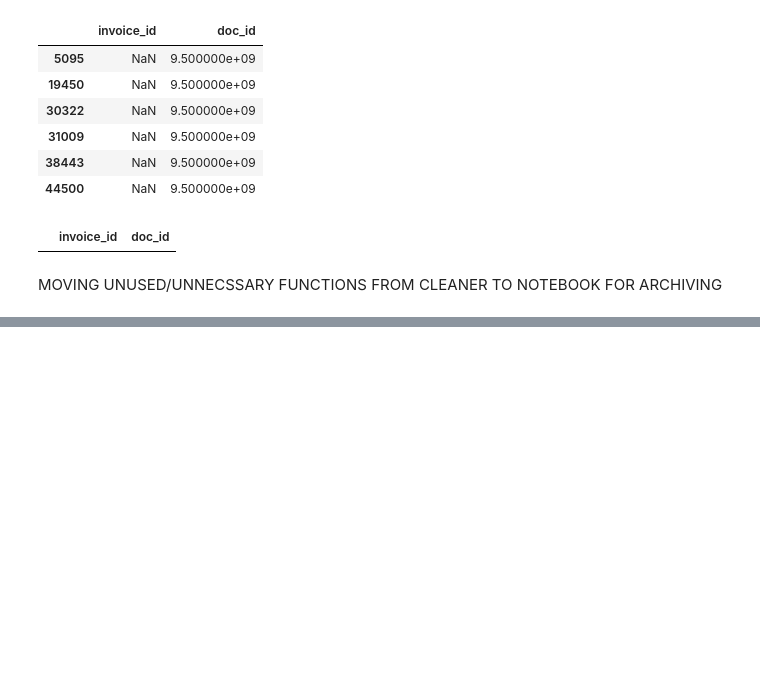
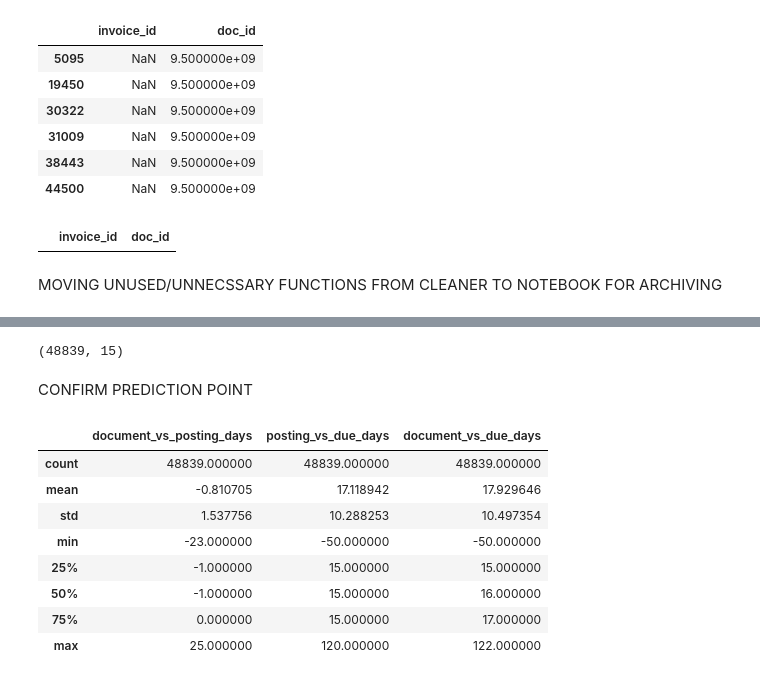
Before and after one commit to HamoodFaridi/p2p-bottleneck-delinquency-predictor, a Jupyter notebook: notebooks/01_dataset_understanding.ipynb, the cells around one changed output, grey strips where cells are left out. Drawn from its saved outputs; the diff is of its cells as text; code cells hidden in the pictures; blank space fills up the shorter version.

```diff
--- a/notebooks/01_dataset_understanding.ipynb
+++ b/notebooks/01_dataset_understanding.ipynb
@@ -714,12 +738,15 @@ DATA_PATH = (
     / "customer_invoices"
     / "dataset.csv"
 )
+# %%
+columns_to_remove = ["area_business",
+        "posting_id", "document_create_date_secondary", "invoice_id"]
 # %%
 df = load_invoice_data(DATA_PATH)
 cleaned_df = standardize_column_names(df)
-cleaned_df = remove_unusable_columns(cleaned_df)
+cleaned_df = remove_unusable_columns(cleaned_df, columns_to_remove=columns_to_remove)
 cleaned_df = standardize_date_columns(cleaned_df)
-cleaned_df = remove_redundant_columns(cleaned_df)
+# cleaned_df = remove_redundant_columns(cleaned_df)
 # %%
 cleaned_df.head(2)
 # %% [output]
@@ -869,0 +874,50 @@ def remove_redundant_columns(
+# %%
+deduplicated_df.shape
+# %% [output]
+(48839, 15)
+# %% [markdown]
+CONFIRM PREDICTION POINT
+# %%
+# Confirm the condidate prediction-point dates
+
+prediction_date_check = deduplicated_df[
+    [
+        "posting_date",
+        "document_create_date",
+        "due_in_date",
+        "clear_date"
+    ]
+].copy()
+
+prediction_date_check["document_vs_posting_days"] = (
+    prediction_date_check["document_create_date"]
+    - prediction_date_check["posting_date"]
+).dt.days
+
+prediction_date_check["posting_vs_due_days"] = (
+    prediction_date_check["due_in_date"]
+    - prediction_date_check["posting_date"]
+).dt.days
+
+prediction_date_check["document_vs_due_days"] = (
+    prediction_date_check["due_in_date"]
+    - prediction_date_check["document_create_date"]
+).dt.days
+
+prediction_date_check[
+    [
+        "document_vs_posting_days",
+        "posting_vs_due_days",
+        "document_vs_due_days",
+    ]
+].describe()
+# %% [output]
+|  | document_vs_posting_days | posting_vs_due_days | document_vs_due_days |
+| count | 48839.000000 | 48839.000000 | 48839.000000 |
+| mean | -0.810705 | 17.118942 | 17.929646 |
+| std | 1.537756 | 10.288253 | 10.497354 |
+| min | -23.000000 | -50.000000 | -50.000000 |
+| 25% | -1.000000 | 15.000000 | 15.000000 |
+| 50% | -1.000000 | 15.000000 | 16.000000 |
+| 75% | 0.000000 | 15.000000 | 17.000000 |
+| max | 25.000000 | 120.000000 | 122.000000 |
```
Also changed, not shown: parts of 35 cells of this notebook, 8 other files.
